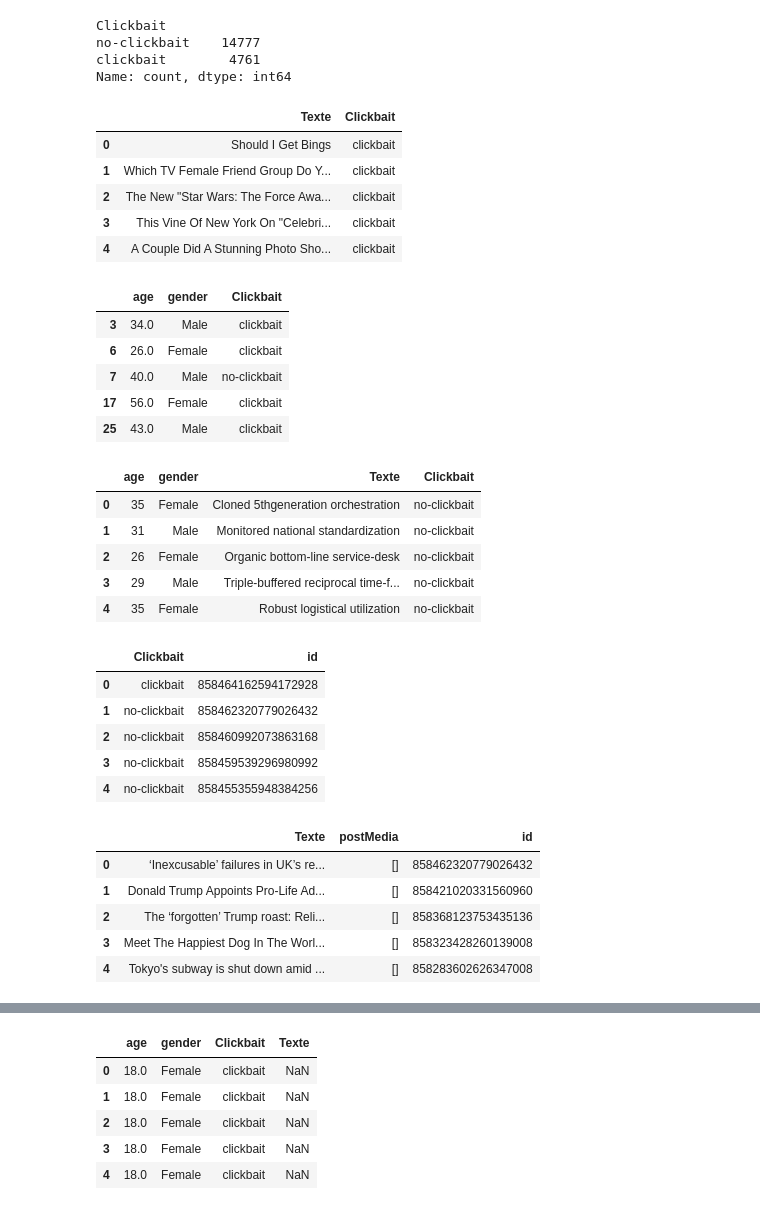
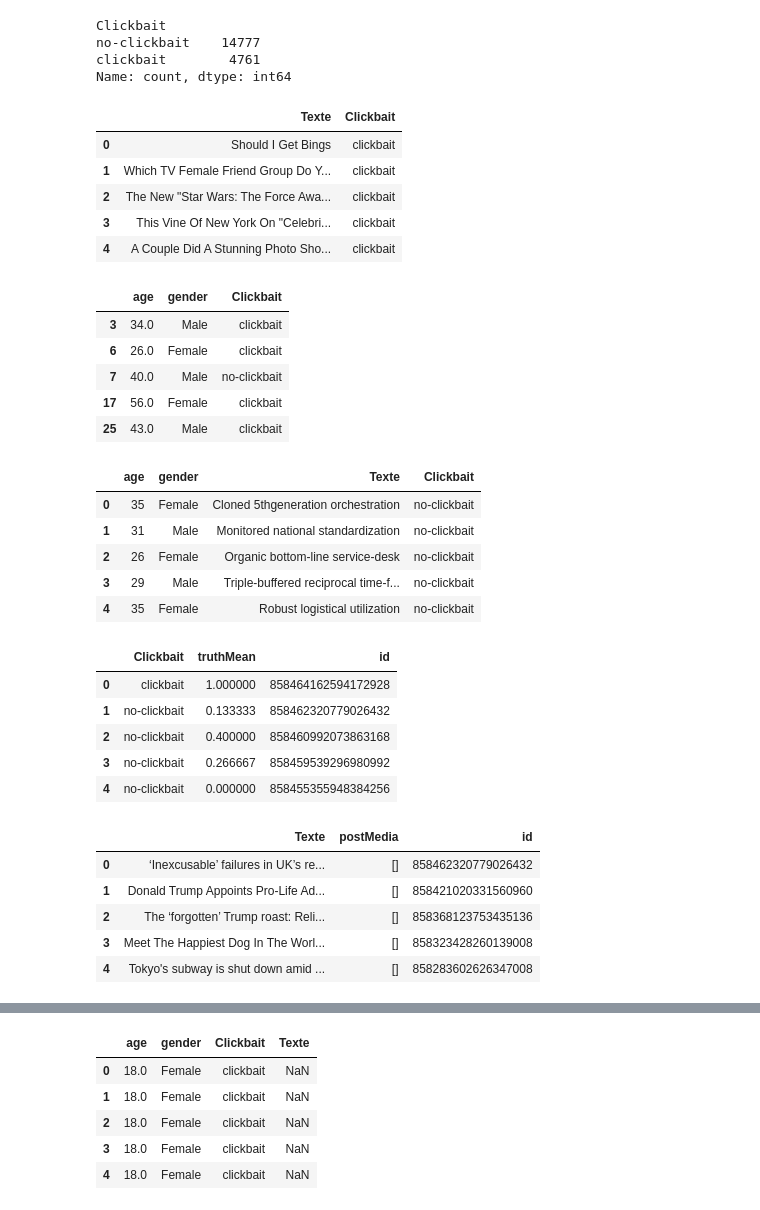
Before and after one commit to alexandre-cameron-borges/ACBorges_Clickscore_SDUDAnalytics, a Jupyter notebook: ACBorges_Clickscore_SDUDAnalytics.ipynb, the cells around one changed output, grey strips where cells are left out. Drawn from its saved outputs; the diff is of its cells as text; code cells hidden in the pictures.

```diff
--- a/ACBorges_Clickscore_SDUDAnalytics.ipynb
+++ b/ACBorges_Clickscore_SDUDAnalytics.ipynb
@@ -268,8 +268,8 @@ clickbait       500
 Name: count, dtype: int64
 # %%
 # 1) Chemin vers fichier webis JSONL & 2) Charger le JSONL
-pathtableclickbait_d = "/content/drive/MyDrive/data/raw/webis_clickbait/clickbait17-validation-170630/truth.jsonl"
-pathtableclickbait_d2 = "/content/drive/MyDrive/data/raw/webis_clickbait/clickbait17-validation-170630/instances.jsonl"
+pathtableclickbait_d = "/content/drive/MyDrive/data/raw/webis_clickbait/clickbait17-large-validation-170630/truth.jsonl"
+pathtableclickbait_d2 = "/content/drive/MyDrive/data/raw/webis_clickbait/clickbait17-large-validation-170630/instances.jsonl"
 tableclickbait_d = pd.read_json(pathtableclickbait_d, lines=True)
 tableclickbait_d2 = pd.read_json(pathtableclickbait_d2, lines=True)
 
@@ -376,45 +376,45 @@ Name: count, dtype: int64
 cols_a   = ['Texte', 'Clickbait']
 cols_b   = ['age', 'gender', 'Clickbait']
 cols_c   = ['age', 'gender', 'Texte', 'Clickbait']
-cols_d   = ['Clickbait', 'id']
+cols_d   = ['Clickbait','truthMean', 'id']
 cols_d2  = ['Texte', 'postMedia', 'id']
 
 tableclickbait_a  = tableclickbait_a[cols_a]
 tableclickbait_b  = tableclickbait_b[cols_b]
 tableclickbait_c  = tableclickbait_c[cols_c]
 tableclickbait_d  = tableclickbait_d[cols_d]
 tableclickbait_d2 = tableclickbait_d2[cols_d2]
 
 display(tableclickbait_a.head(5))
 display(tableclickbait_b.head(5))
 display(tableclickbait_c.head(5))
 display(tableclickbait_d.head(5))
 display(tableclickbait_d2.head(5))
 # %% [output]
 |  | Texte | Clickbait |
 | 0 | Should I Get Bings | clickbait |
 | 1 | Which TV Female Friend Group Do Y... | clickbait |
 | 2 | The New "Star Wars: The Force Awa... | clickbait |
 | 3 | This Vine Of New York On "Celebri... | clickbait |
 | 4 | A Couple Did A Stunning Photo Sho... | clickbait |
 |  | age | gender | Clickbait |
 | 3 | 34.0 | Male | clickbait |
 | 6 | 26.0 | Female | clickbait |
 | 7 | 40.0 | Male | no-clickbait |
 | 17 | 56.0 | Female | clickbait |
 | 25 | 43.0 | Male | clickbait |
 |  | age | gender | Texte | Clickbait |
 | 0 | 35 | Female | Cloned 5thgeneration orchestration | no-clickbait |
 | 1 | 31 | Male | Monitored national standardization | no-clickbait |
 | 2 | 26 | Female | Organic bottom-line service-desk | no-clickbait |
 | 3 | 29 | Male | Triple-buffered reciprocal time-f... | no-clickbait |
 | 4 | 35 | Female | Robust logistical utilization | no-clickbait |
-|  | Clickbait | id |
-| 0 | clickbait | 858464162594172928 |
-| 1 | no-clickbait | 858462320779026432 |
-| 2 | no-clickbait | 858460992073863168 |
-| 3 | no-clickbait | 858459539296980992 |
-| 4 | no-clickbait | 858455355948384256 |
+|  | Clickbait | truthMean | id |
+| 0 | clickbait | 1.000000 | 858464162594172928 |
+| 1 | no-clickbait | 0.133333 | 858462320779026432 |
+| 2 | no-clickbait | 0.400000 | 858460992073863168 |
+| 3 | no-clickbait | 0.266667 | 858459539296980992 |
+| 4 | no-clickbait | 0.000000 | 858455355948384256 |
 |  | Texte | postMedia | id |
 | 0 | ‘Inexcusable’ failures in UK’s re... | [] | 858462320779026432 |
 | 1 | Donald Trump Appoints Pro-Life Ad... | [] | 858421020331560960 |
```
Also changed, not shown: parts of 15 cells of this notebook.
